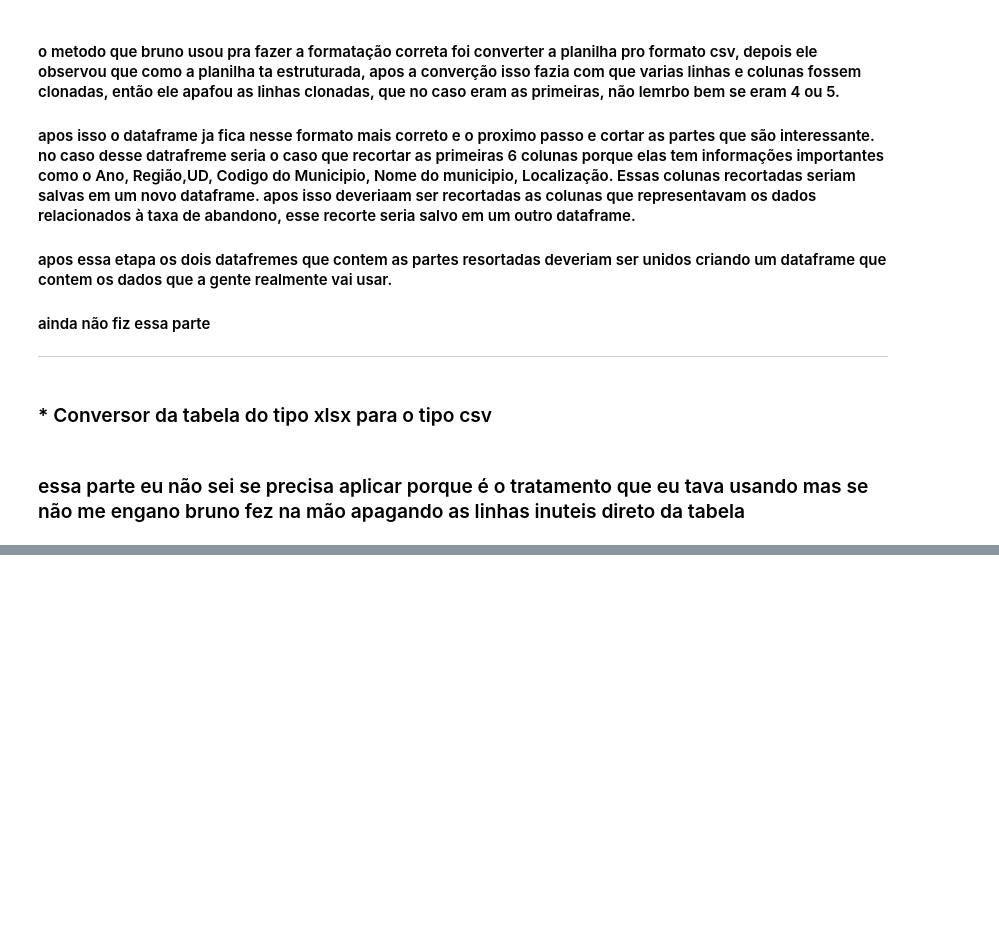
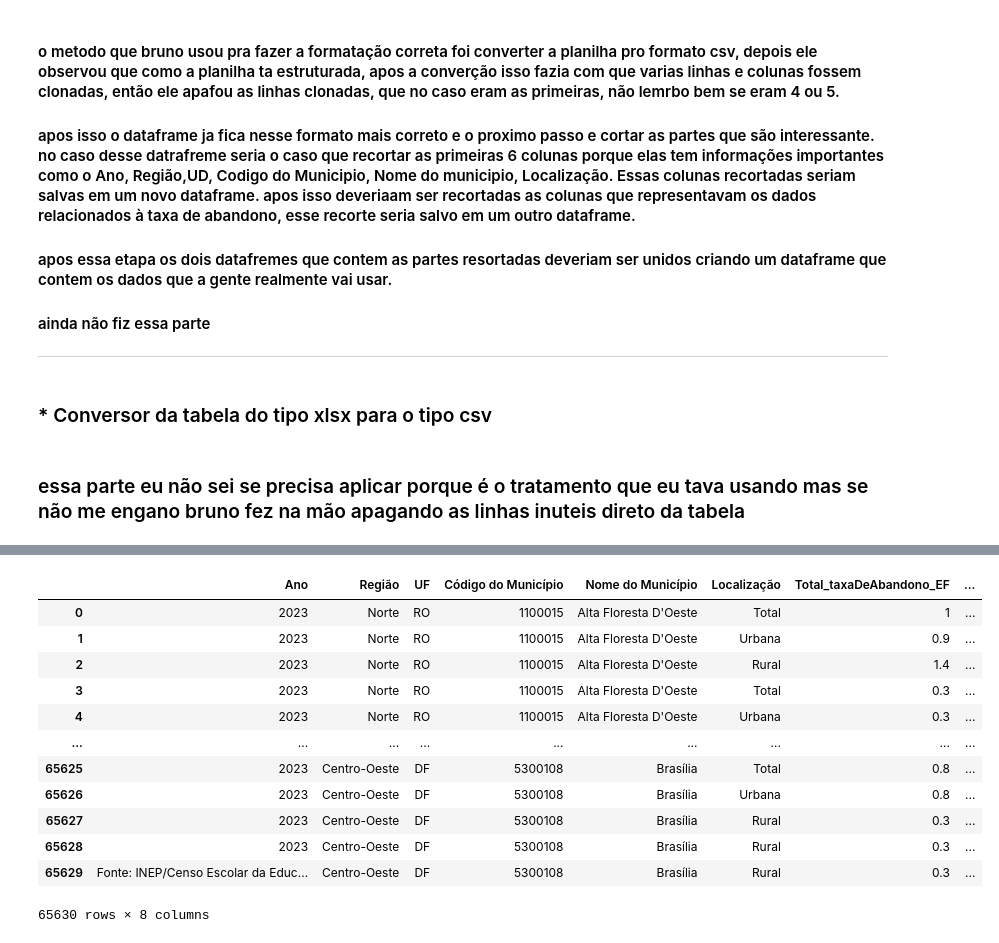
Before and after one commit to thiagodasillva/escolarData, a Jupyter notebook: conversor.ipynb, the cells around one changed output, grey strips where cells are left out. Saved outputs shown, nothing was run; the diff lists cells and outputs as text; code cells hidden in the pictures; blank space fills up the shorter version.

```diff
--- a/conversor.ipynb
+++ b/conversor.ipynb
@@ -68,0 +70,19 @@ Index(['Taxas de Rendimento Escolar (Aprovação, Reprovação e Abandono), segu
+# %%
+df2 = pd.read_csv('dados_limpos2.csv')
+#df2[["Ano","Região","UF","Código do Município","Nome do Município","Localização","Dependência Administrativa","Total_taxaDeAbandono_EF","Total_taxaDeAbandono_EM"]]
+df_2023= df2.iloc[:,[0,1,2,3,4,5,43,55]]
+df_2023
+# %% [output]
+|  | Ano | Região | UF | Código do Município | Nome do Município | Localização | Total_taxaDeAbandono_EF | ... |
+| 0 | 2023 | Norte | RO | 1100015 | Alta Floresta D'Oeste | Total | 1 | ... |
+| 1 | 2023 | Norte | RO | 1100015 | Alta Floresta D'Oeste | Urbana | 0.9 | ... |
+| 2 | 2023 | Norte | RO | 1100015 | Alta Floresta D'Oeste | Rural | 1.4 | ... |
+| 3 | 2023 | Norte | RO | 1100015 | Alta Floresta D'Oeste | Total | 0.3 | ... |
+| 4 | 2023 | Norte | RO | 1100015 | Alta Floresta D'Oeste | Urbana | 0.3 | ... |
+| ... | ... | ... | ... | ... | ... | ... | ... | ... |
+| 65625 | 2023 | Centro-Oeste | DF | 5300108 | Brasília | Total | 0.8 | ... |
+| 65626 | 2023 | Centro-Oeste | DF | 5300108 | Brasília | Urbana | 0.8 | ... |
+| 65627 | 2023 | Centro-Oeste | DF | 5300108 | Brasília | Rural | 0.3 | ... |
+| 65628 | 2023 | Centro-Oeste | DF | 5300108 | Brasília | Rural | 0.3 | ... |
+| 65629 | Fonte: INEP/Censo Escolar da Educ... | Centro-Oeste | DF | 5300108 | Brasília | Rural | 0.3 | ... |
+65630 rows × 8 columns
```
Also changed, not shown: parts of 3 cells of this notebook, 1 other file.
